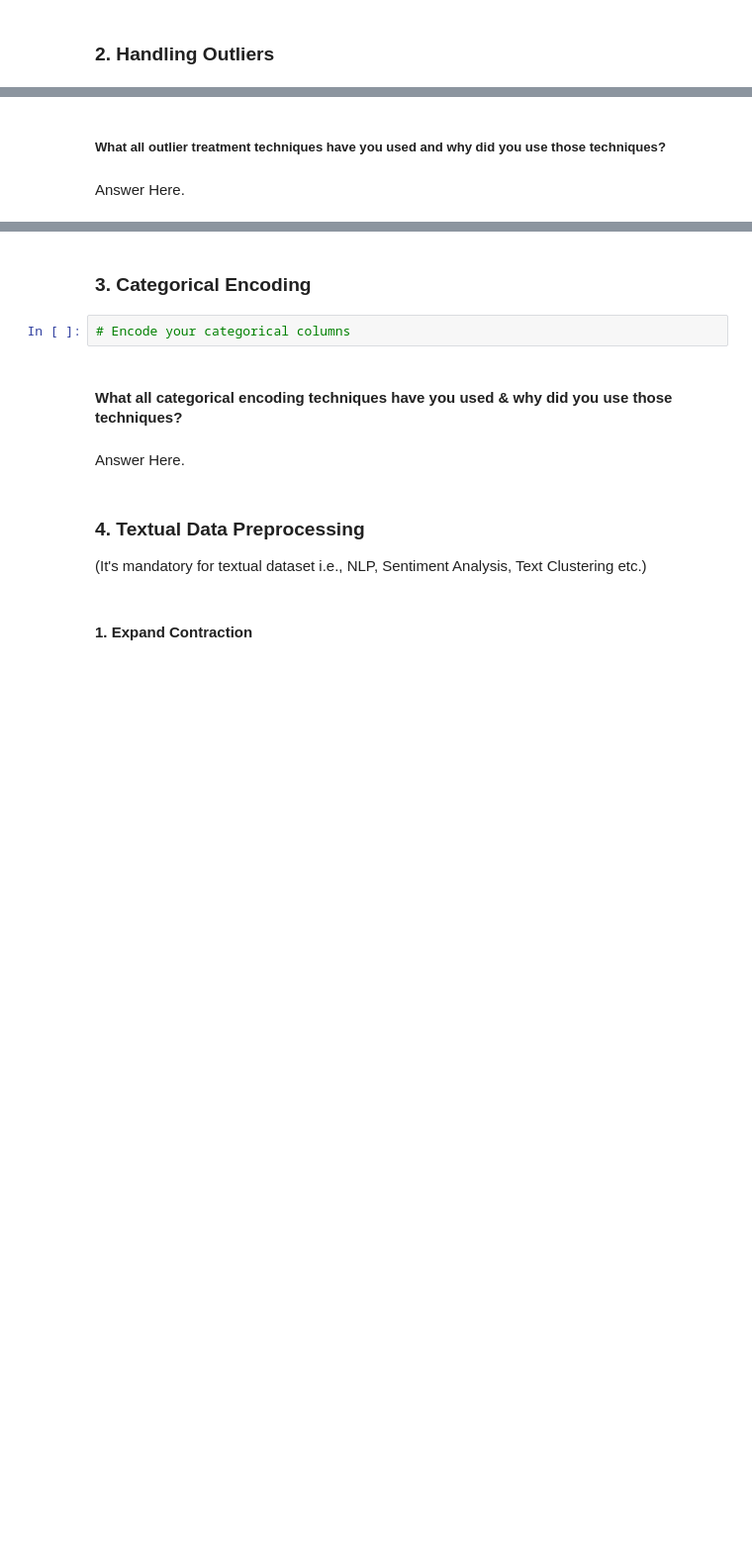
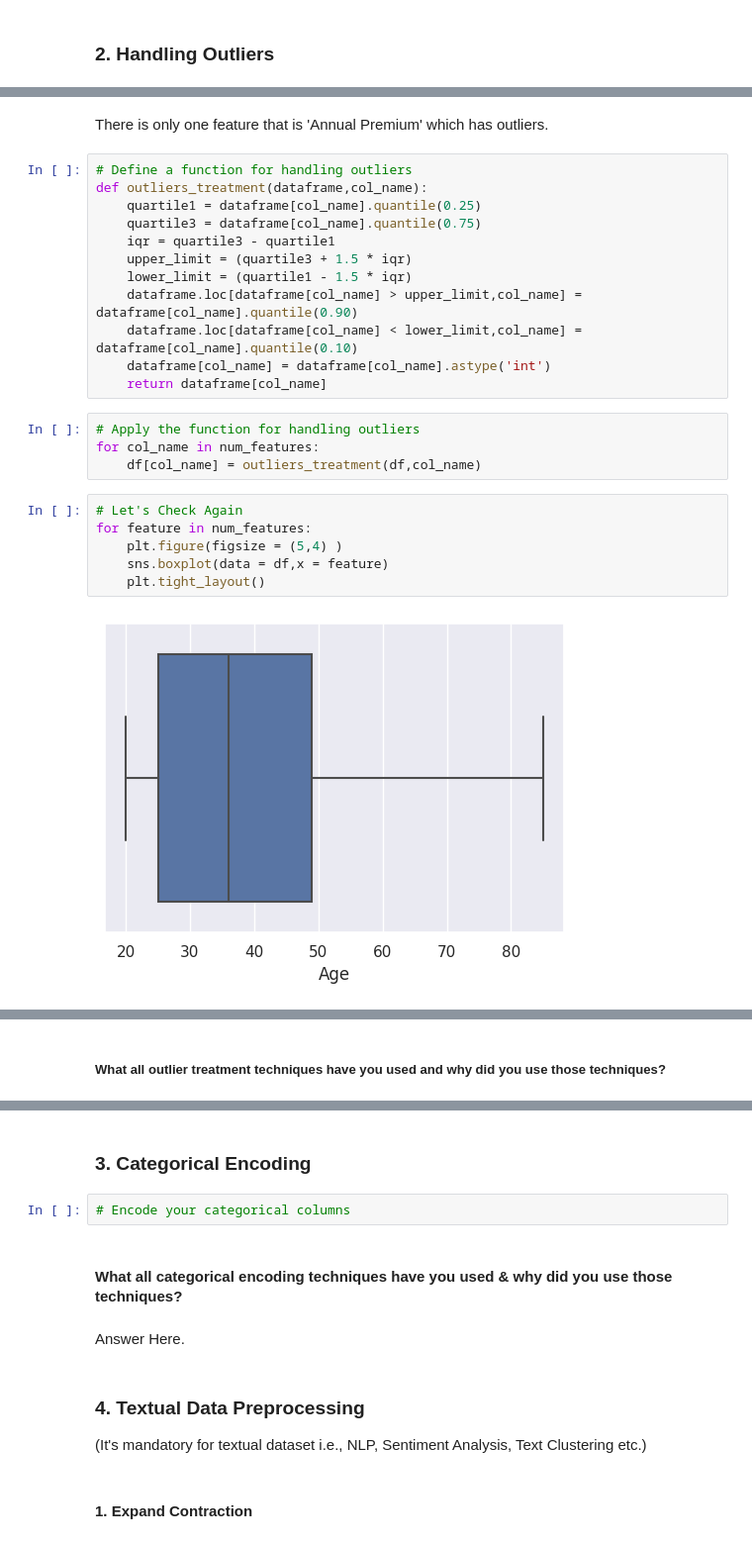
Before and after one commit to abhijain1216/Health-Insurance-Cross-Sell-Prediction-Classification-Project, a Jupyter notebook: Health_Insurance_Cross_Sell_Prediction_Classification_Project.ipynb, the cells around one changed output, grey strips where cells are left out. Shown at 99% size. Cells and saved outputs as stored; diff of their text form; blank space fills up the shorter version.

```diff
--- a/Health_Insurance_Cross_Sell_Prediction_Classification_Project.ipynb
+++ b/Health_Insurance_Cross_Sell_Prediction_Classification_Project.ipynb
@@ -883,0 +970,26 @@ Answer Here.
+# %% [markdown]
+There is only one feature that is 'Annual Premium' which has outliers.
+# %%
+# Define a function for handling outliers
+def outliers_treatment(dataframe,col_name):
+    quartile1 = dataframe[col_name].quantile(0.25)
+    quartile3 = dataframe[col_name].quantile(0.75)
+    iqr = quartile3 - quartile1
+    upper_limit = (quartile3 + 1.5 * iqr)
+    lower_limit = (quartile1 - 1.5 * iqr)
+    dataframe.loc[dataframe[col_name] > upper_limit,col_name] = dataframe[col_name].quantile(0.90)
+    dataframe.loc[dataframe[col_name] < lower_limit,col_name] = dataframe[col_name].quantile(0.10)
+    dataframe[col_name] = dataframe[col_name].astype('int')
+    return dataframe[col_name]
+# %%
+# Apply the function for handling outliers
+for col_name in num_features:
+    df[col_name] = outliers_treatment(df,col_name)
+# %%
+# Let's Check Again
+for feature in num_features:
+    plt.figure(figsize = (5,4) )
+    sns.boxplot(data = df,x = feature)
+    plt.tight_layout()
+# %% [output]
+[figure, added]
@@ -884,4 +1000,2 @@ Answer Here.
 # %% [markdown]
 ##### What all outlier treatment techniques have you used and why did you use those techniques?
-# %% [markdown]
-Answer Here.
```
Also changed, not shown: parts of 12 cells of this notebook.
